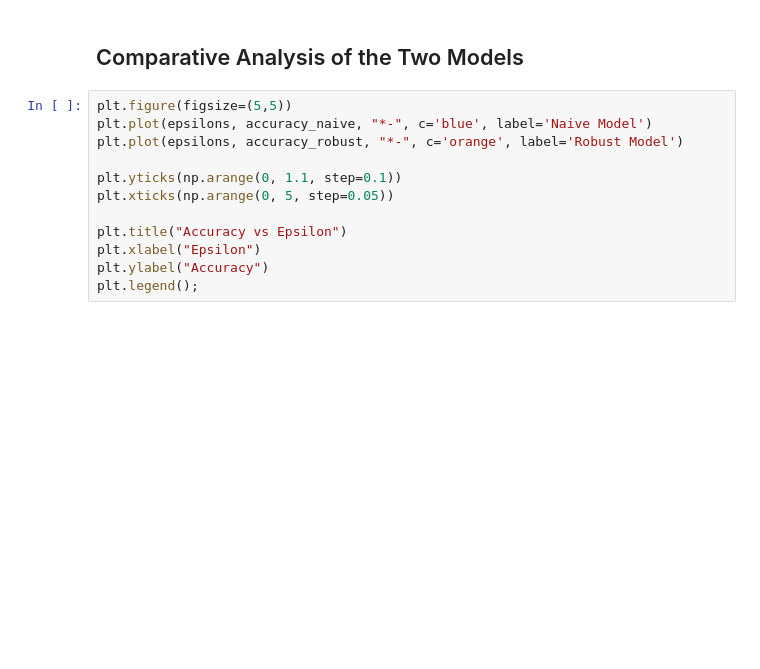
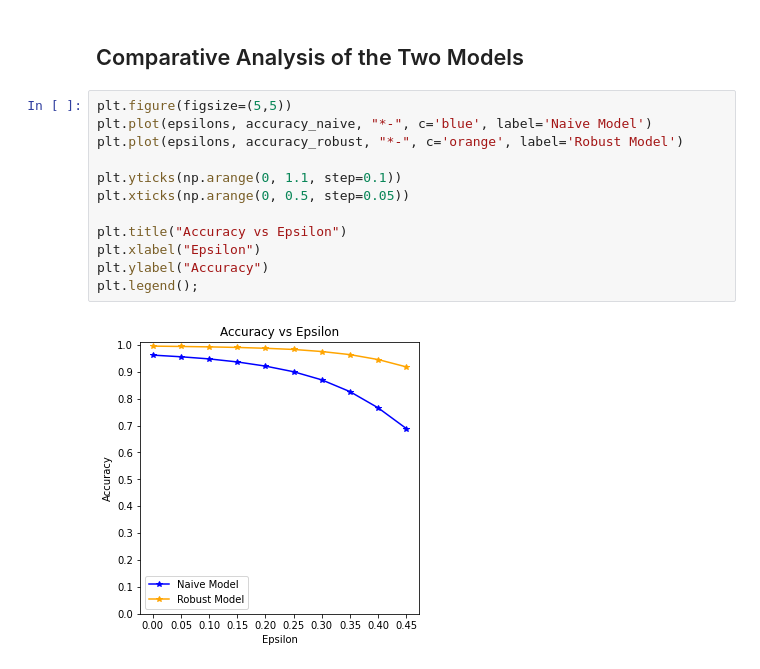
Before and after one commit to matthiaszeller/optml_project, a Jupyter notebook: Matt_notebook.ipynb, the cells around one changed output. Saved outputs shown, nothing was run; the diff lists cells and outputs as text; blank space fills up the shorter version.

```diff
--- a/Matt_notebook.ipynb
+++ b/Matt_notebook.ipynb
@@ -93,12 +145,14 @@ for eps in epsilons:
 # %%
 plt.figure(figsize=(5,5))
 plt.plot(epsilons, accuracy_naive, "*-", c='blue', label='Naive Model')
 plt.plot(epsilons, accuracy_robust, "*-", c='orange', label='Robust Model')
 
 plt.yticks(np.arange(0, 1.1, step=0.1))
-plt.xticks(np.arange(0, 5, step=0.05))
+plt.xticks(np.arange(0, 0.5, step=0.05))
 
 plt.title("Accuracy vs Epsilon")
 plt.xlabel("Epsilon")
 plt.ylabel("Accuracy")
 plt.legend();
+# %% [output]
+[figure, added]
```
Also changed, not shown: parts of 5 cells of this notebook.
